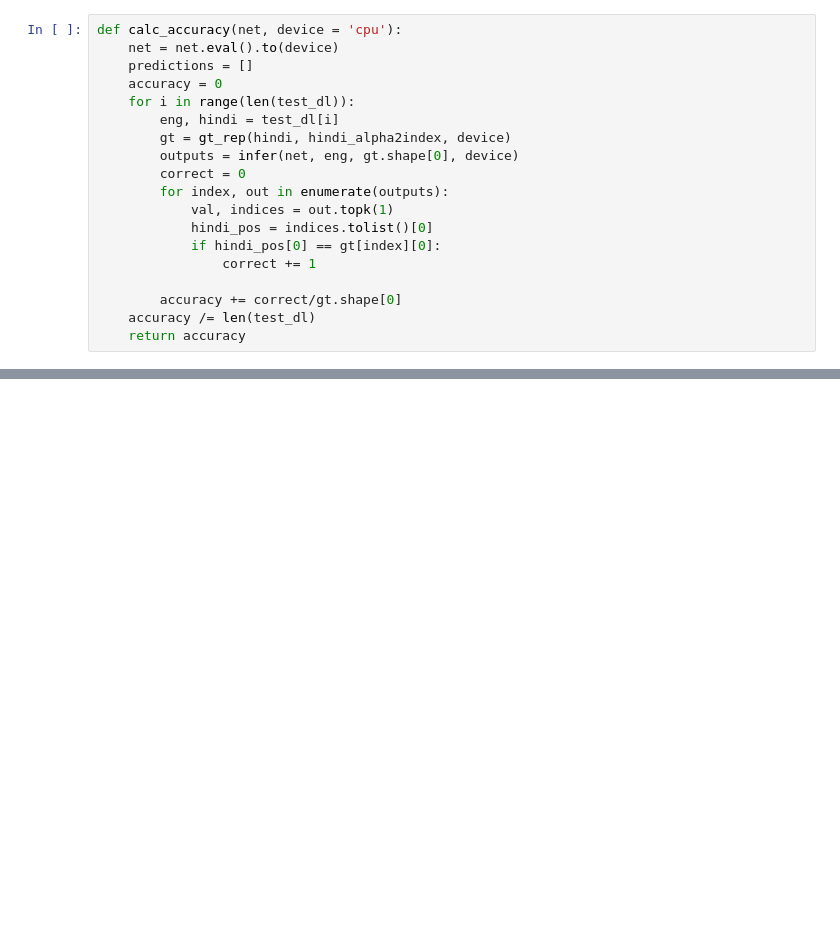
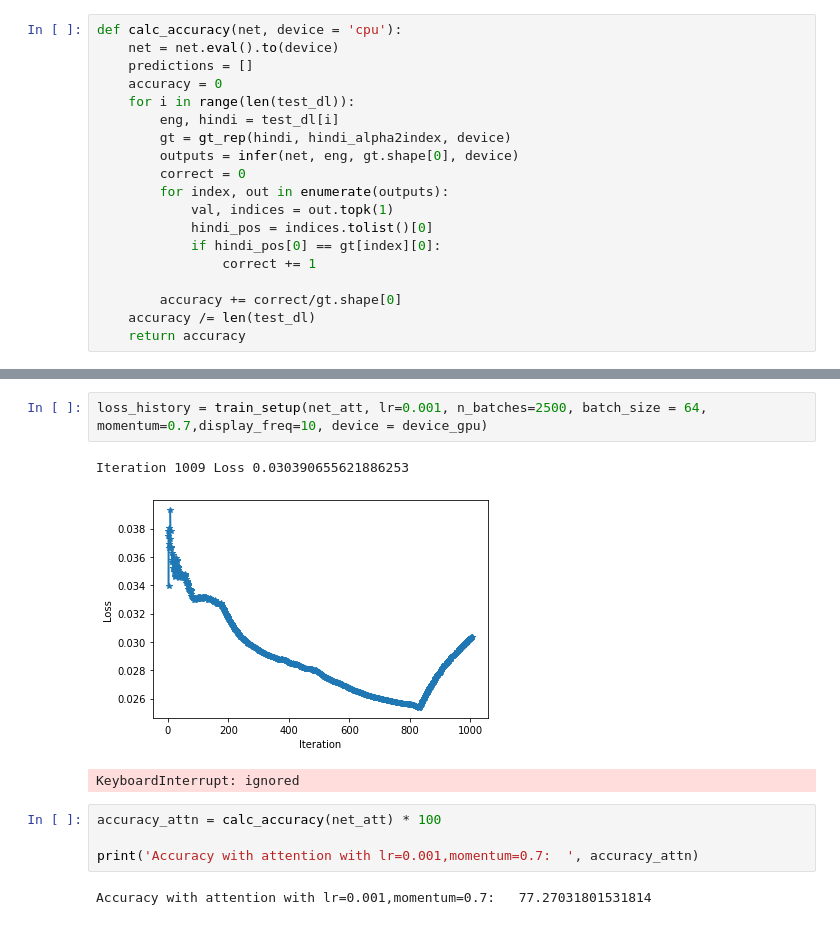
Before and after one commit to Shruti-Subu/image_classification, a Jupyter notebook: Untitled8.ipynb, the cells around one changed output, grey strips where cells are left out. Drawn from its saved outputs; the diff is of its cells as text; blank space fills up the shorter version.

```diff
--- a/Untitled8.ipynb
+++ b/Untitled8.ipynb
@@ -428,0 +577,12 @@ Accuracy w/o attention  69.65866605616606
+# %%
+loss_history = train_setup(net_att, lr=0.001, n_batches=2500, batch_size = 64, momentum=0.7,display_freq=10, device = device_gpu)
+# %% [output]
+Iteration 1009 Loss 0.030390655621886253
+[figure, added]
+KeyboardInterrupt: ignored
+# %%
+accuracy_attn = calc_accuracy(net_att) * 100
+
+print('Accuracy with attention with lr=0.001,momentum=0.7:  ', accuracy_attn)
+# %% [output]
+Accuracy with attention with lr=0.001,momentum=0.7:   77.27031801531814
```
Also changed, not shown: parts of 23 cells of this notebook.
